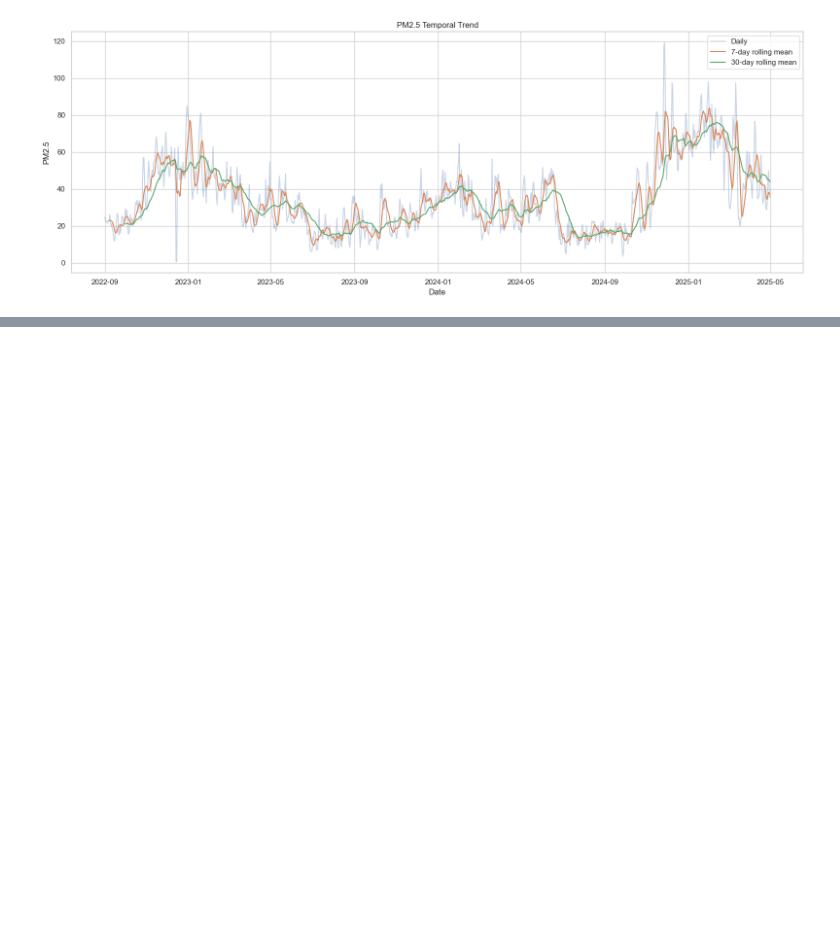
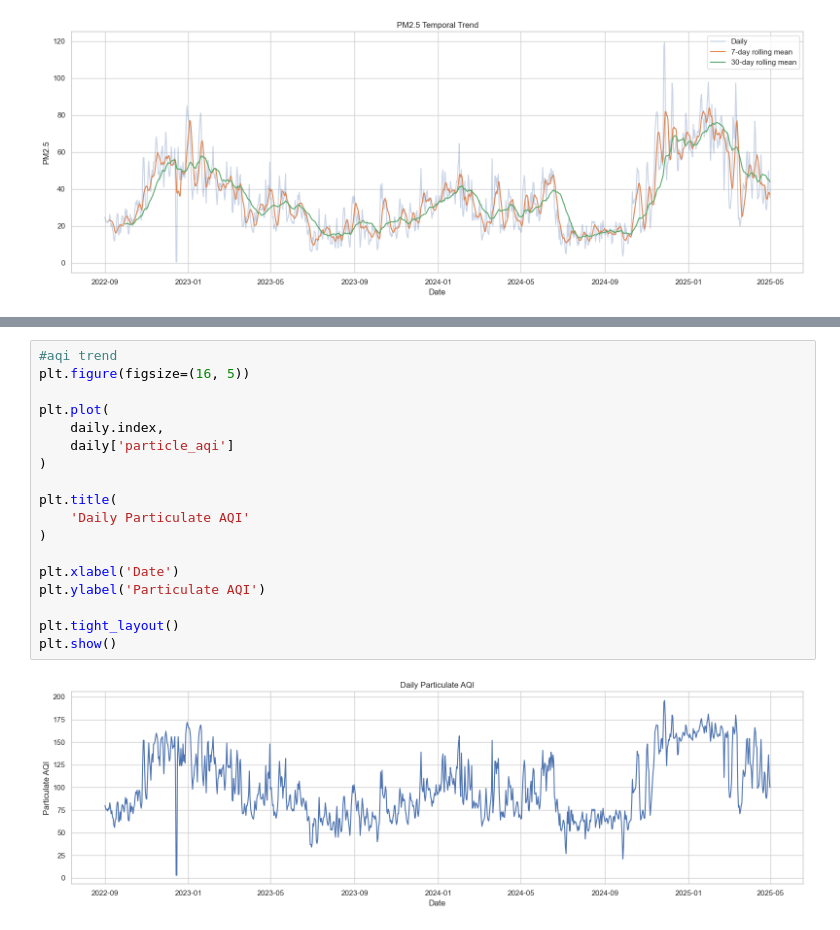
Before and after one commit to rubeshnpl13/Kathmandu-Air-Quality-Intelligence, a Jupyter notebook: notebooks/04_exploratory_data_analysis.ipynb, the cells around one changed output, grey strips where cells are left out. Cells and saved outputs as stored; diff of their text form; blank space fills up the shorter version.

```diff
--- a/notebooks/04_exploratory_data_analysis.ipynb
+++ b/notebooks/04_exploratory_data_analysis.ipynb
@@ -313,0 +328,20 @@ plt.show()
+# %%
+#aqi trend
+plt.figure(figsize=(16, 5))
+
+plt.plot(
+    daily.index,
+    daily['particle_aqi']
+)
+
+plt.title(
+    'Daily Particulate AQI'
+)
+
+plt.xlabel('Date')
+plt.ylabel('Particulate AQI')
+
+plt.tight_layout()
+plt.show()
+# %% [output]
+[figure, added]
```
Also changed, not shown: parts of 5 cells of this notebook.
